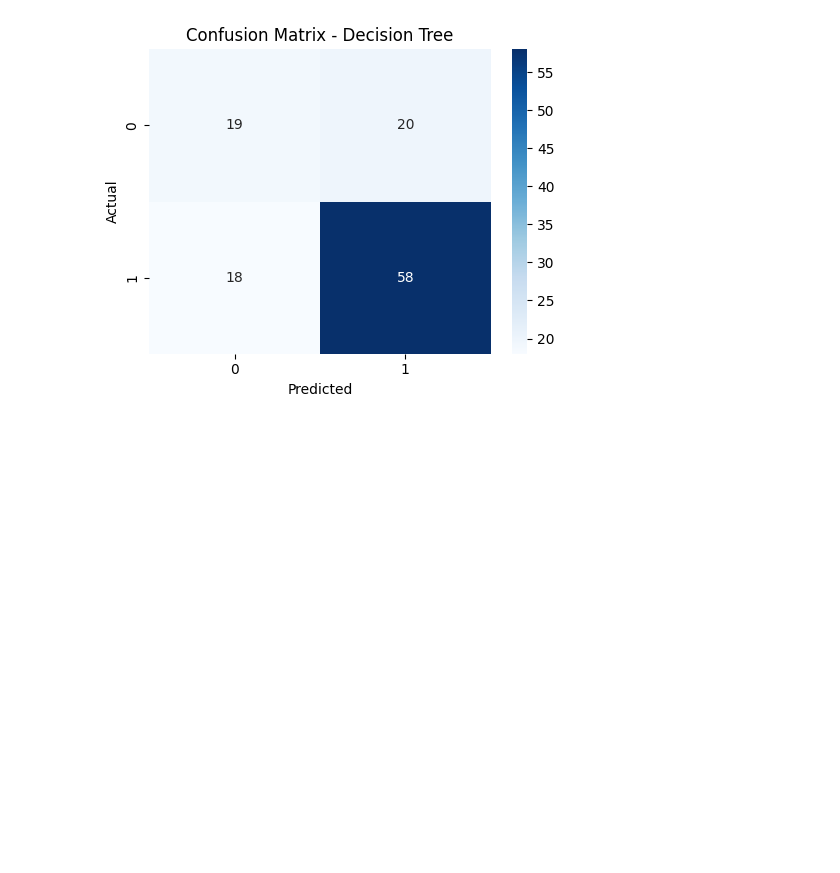
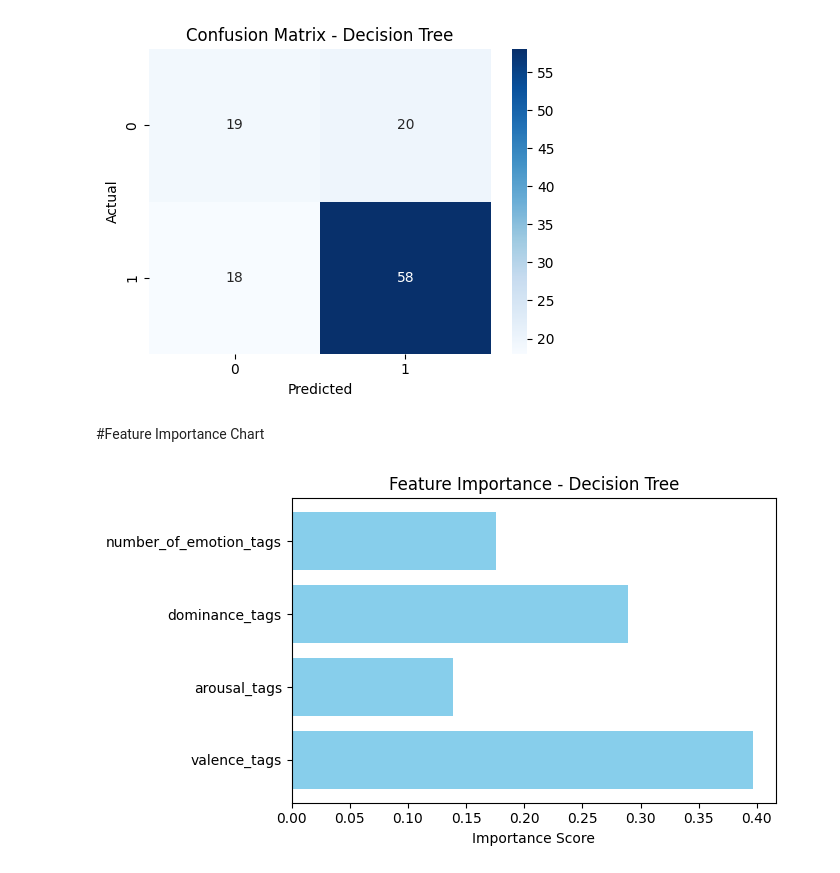
Before and after one commit to bahing-rai/AI-Coursework, a Jupyter notebook: AI_Coursework.ipynb, the cells around one changed output. Saved outputs shown, nothing was run; the diff lists cells and outputs as text; code cells hidden in the pictures; blank space fills up the shorter version.

```diff
--- a/AI_Coursework.ipynb
+++ b/AI_Coursework.ipynb
@@ -110,3 +111,19 @@ plt.tight_layout()
 plt.show()
 # %% [output]
 [figure]
+# %% [markdown]
+#Feature Importance Chart
+# %%
+# Feature importance
+importances = dt_model.feature_importances_
+feature_names = features
+
+# Plotting
+plt.figure(figsize=(7, 4))
+plt.barh(feature_names, importances, color='skyblue')
+plt.title("Feature Importance - Decision Tree")
+plt.xlabel("Importance Score")
+plt.tight_layout()
+plt.show()
+# %% [output]
+[figure, added]
```
Also changed, not shown: parts of 5 cells of this notebook.
